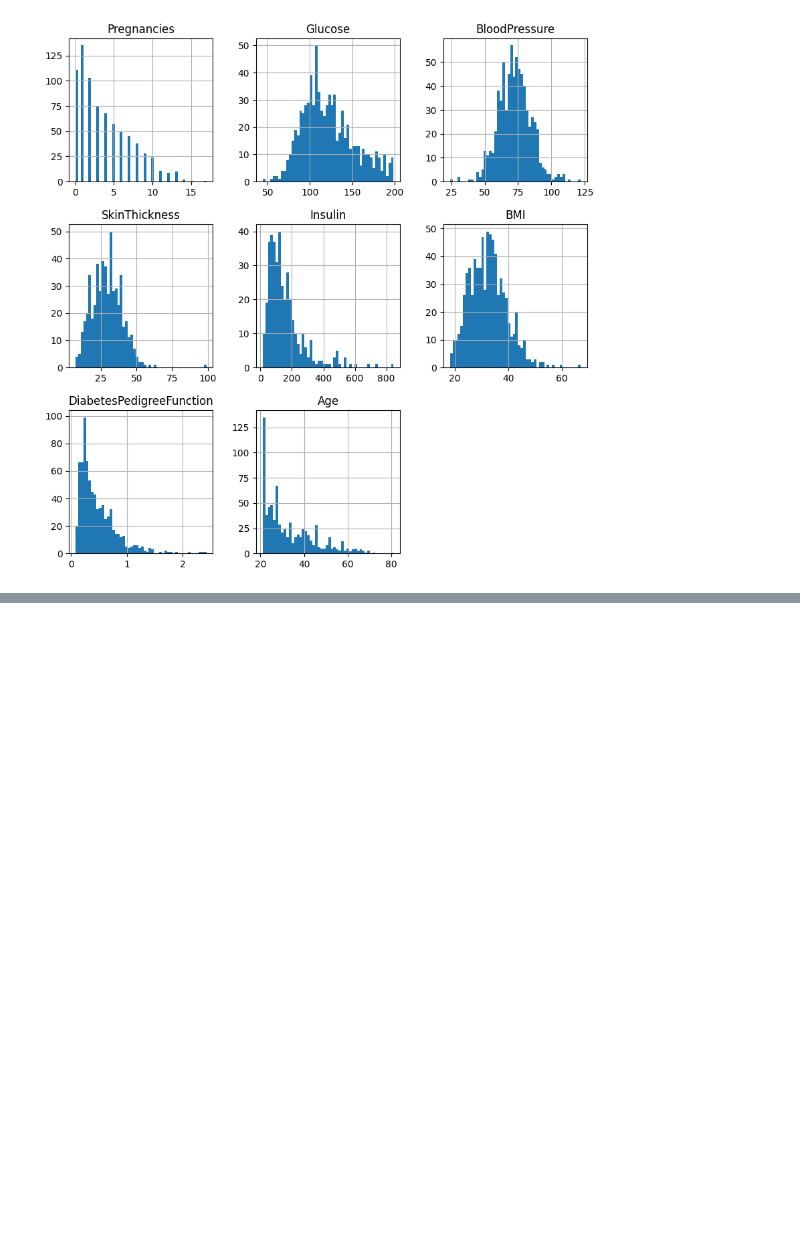
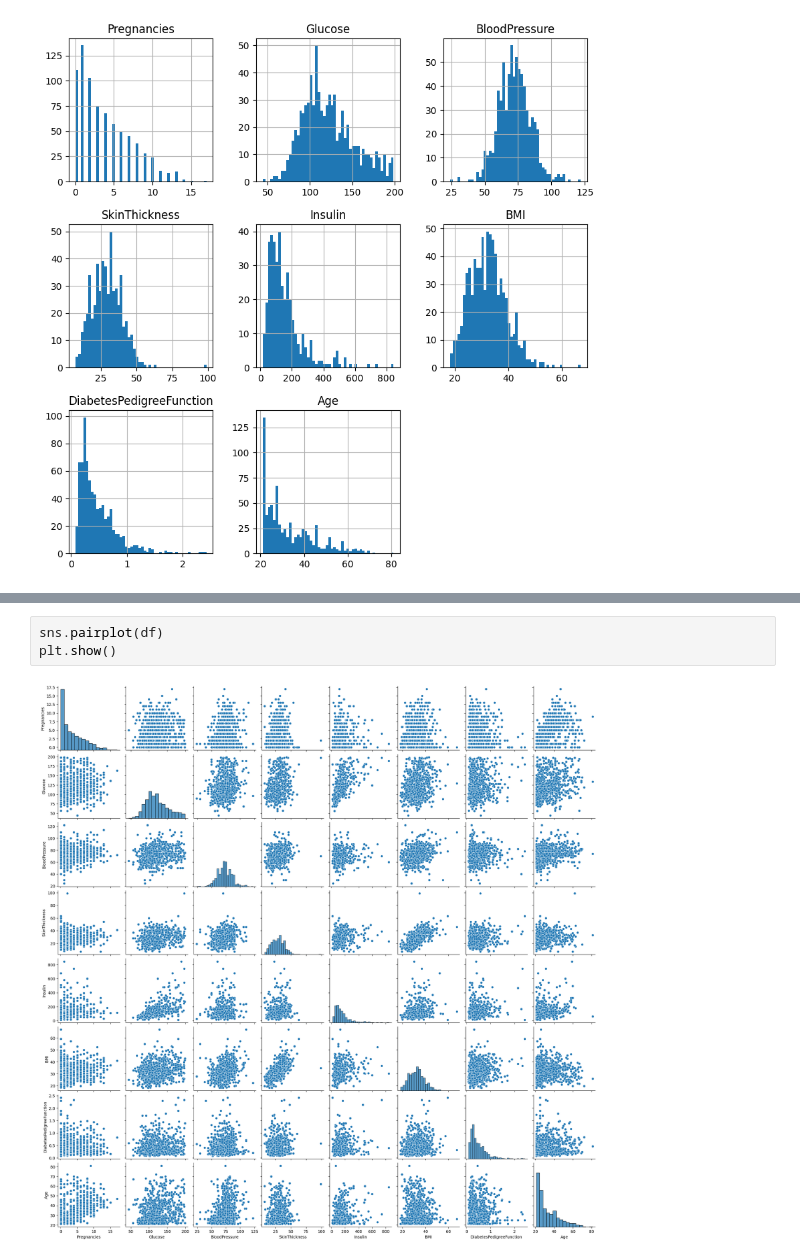
Before and after one commit to elmhmmd/Analyse-et-Pr-diction-du-Risque-de-Diab-te, a Jupyter notebook: Diabetes.ipynb, the cells around one changed output, grey strips where cells are left out. Saved outputs shown, nothing was run; the diff lists cells and outputs as text; blank space fills up the shorter version.

```diff
--- a/Diabetes.ipynb
+++ b/Diabetes.ipynb
@@ -97,0 +118,5 @@ plt.show()
+# %%
+sns.pairplot(df)
+plt.show()
+# %% [output]
+[figure, added]
```
Also changed, not shown: parts of 3 cells of this notebook.
